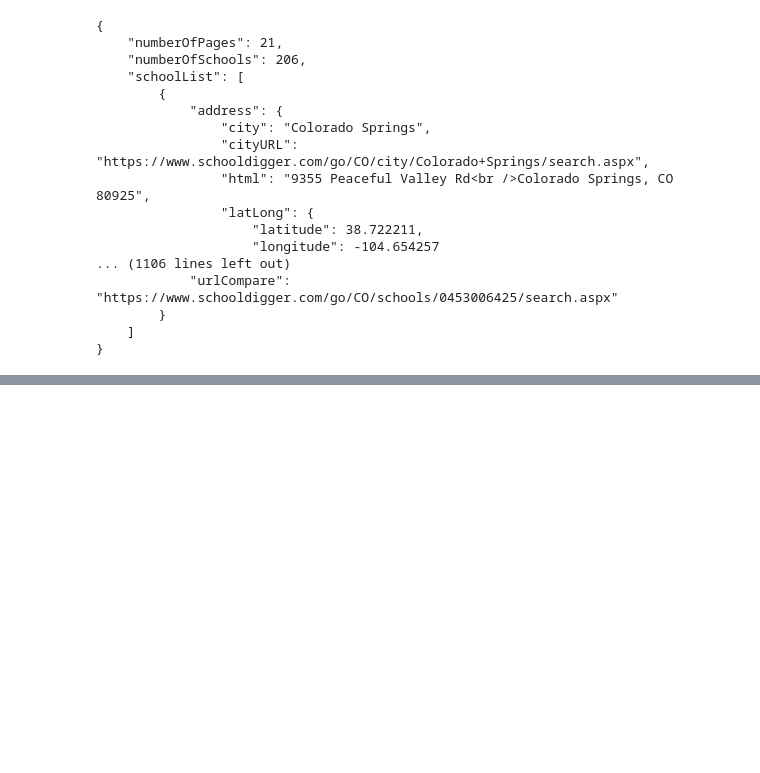
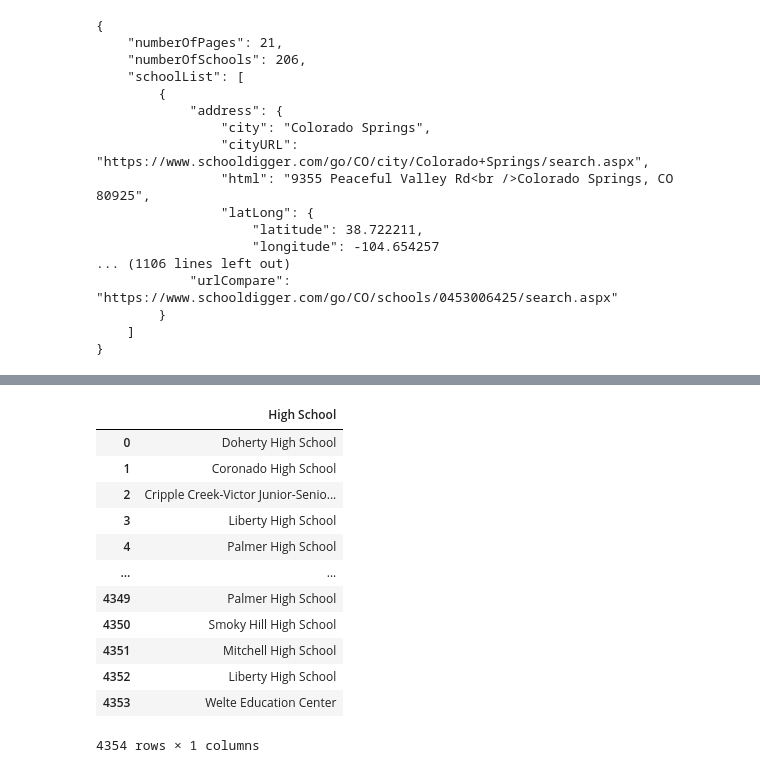
Before and after one commit to willserene/Housing_Analysis, a Jupyter notebook: List of schools.ipynb, the cells around one changed output, grey strips where cells are left out. Cells and saved outputs as stored; diff of their text form; code cells hidden in the pictures; blank space fills up the shorter version.

```diff
--- a/List of schools.ipynb
+++ b/List of schools.ipynb
@@ -211,0 +83,36 @@ school_df
+# %%
+# high school names and ranks
+high_school = []
+high_school_rank = []
+
+count = 1
+
+linebreak = "---------------------------------------------------------------------------------------------"
+print("Beginning Data Retrieval")
+print(linebreak)
+
+for index,row in sales_df.iterrows():
+
+    lat = row["Latitude"]
+
+    lng = row["Longitude"]
+
+    url = f"https://api.schooldigger.com/v1.2/schools?st=CO&level=High&nearLatitude={lat}&nearLongitude={lng}&distanceMiles=5&sortBy=distance&appID=52621e3a&appKey=ea14676381f70e7dccb7e08aa287528c"
+
+    try:
+        response = requests.get(url)
+        school_json = response.json()
+        high_school.append(school_json['schoolList'][0]['schoolName'])
+        high_school_rank.append(school_json['schoolList'][0]['rankHistory'][0]['rankStars'])
+        print(f"Retrieval {count} out of {len(sales_df.index)}: {school_json['schoolList'][0]['schoolName']}")
+        count += 1
+
+    except:
+        print("Error")
+        high_school.append("NaN")
+        high_school_rank.append("NaN")
+        count += 1
+        pass
+
+print(linebreak)
+print("THE END")
@@ -211,0 +355,17 @@ school_df
+# %%
+highschool = highschool_df.drop(hsrows)
+highschool
+# %% [output]
+|  | High School |
+| 0 | Doherty High School |
+| 1 | Coronado High School |
+| 2 | Cripple Creek-Victor Junior-Senio... |
+| 3 | Liberty High School |
+| 4 | Palmer High School |
+| ... | ... |
+| 4349 | Palmer High School |
+| 4350 | Smoky Hill High School |
+| 4351 | Mitchell High School |
+| 4352 | Liberty High School |
+| 4353 | Welte Education Center |
+4354 rows × 1 columns
```
Also changed, not shown: parts of 33 cells of this notebook, 9 other files.
